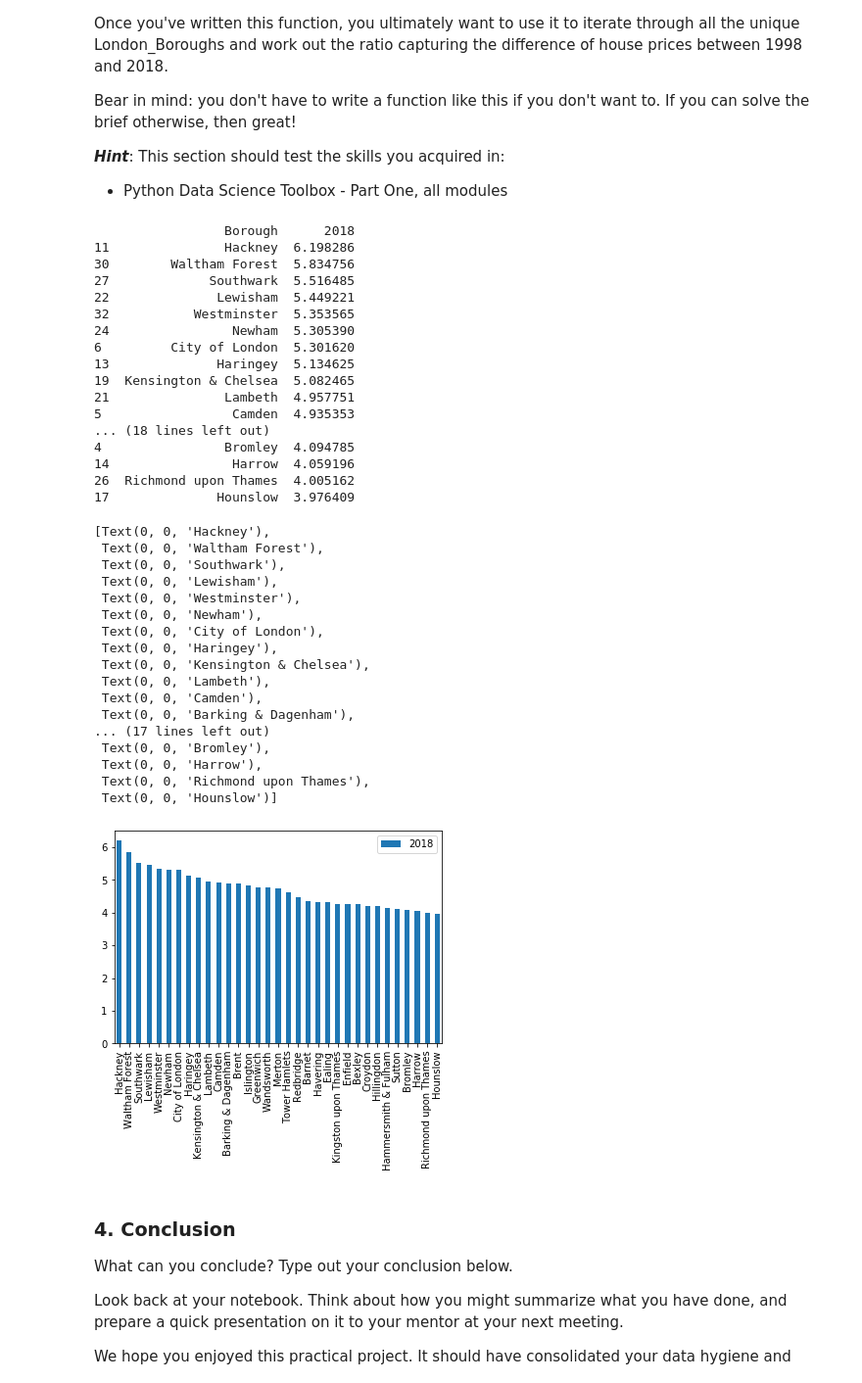
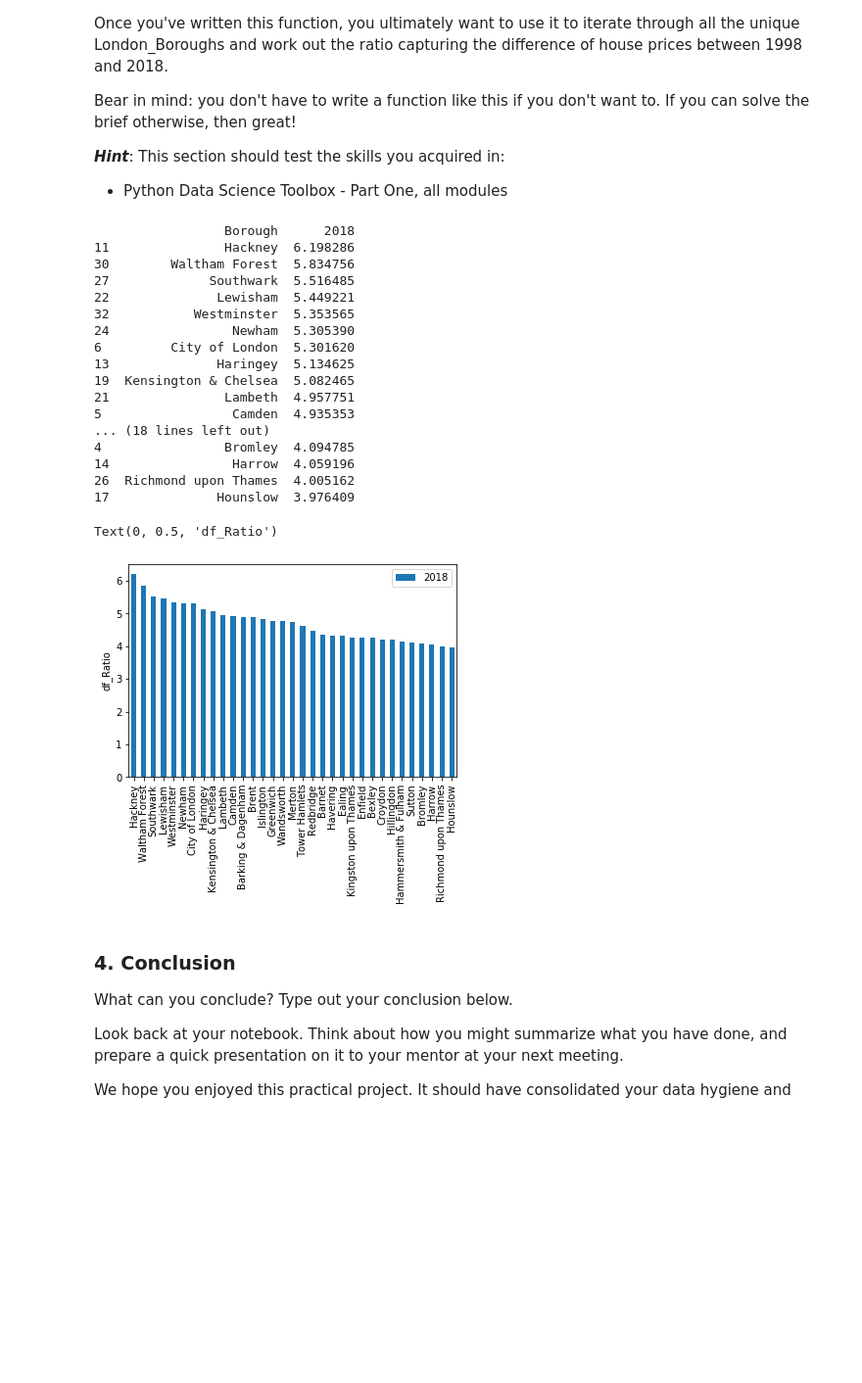
Before and after one commit to rachelshen0109/Springboard, a Jupyter notebook: Tier3.ipynb, the cells around one changed output. Shown: that part at 98% size. Drawn from its saved outputs; the diff is of its cells as text; code cells hidden in the pictures; blank space fills up the shorter version.

```diff
--- a/Tier3.ipynb
+++ b/Tier3.ipynb
@@ -281,51 +281,36 @@ for b in dfg['London_Borough'].unique():
 df_ratios = pd.DataFrame(final)
 df_ratios.head()
 df_ratios_T = df_ratios.T
 df_ratios = df_ratios_T.reset_index()
 df_ratios.head()
 df_ratios.rename(columns={'index':'Borough', 0:'2018'}, inplace=True)
 df_ratios.head()
 top33 = df_ratios.sort_values(by='2018',ascending=False).head(33)
 print(top33)
 ax = top33[['Borough','2018']].plot(kind='bar')
 
 ax.set_xticklabels(top33.Borough)
+ax.set_ylabel('df_Ratio')
 # %% [output]
                  Borough      2018
 11               Hackney  6.198286
 30        Waltham Forest  5.834756
 27             Southwark  5.516485
 22              Lewisham  5.449221
 32           Westminster  5.353565
 24                Newham  5.305390
 6         City of London  5.301620
 13              Haringey  5.134625
 19  Kensington & Chelsea  5.082465
 21               Lambeth  4.957751
 5                 Camden  4.935353
 ... (18 lines left out)
 4                Bromley  4.094785
 14                Harrow  4.059196
 26  Richmond upon Thames  4.005162
 17              Hounslow  3.976409
-[Text(0, 0, 'Hackney'),
- Text(0, 0, 'Waltham Forest'),
- Text(0, 0, 'Southwark'),
- Text(0, 0, 'Lewisham'),
- Text(0, 0, 'Westminster'),
- Text(0, 0, 'Newham'),
- Text(0, 0, 'City of London'),
- Text(0, 0, 'Haringey'),
- Text(0, 0, 'Kensington & Chelsea'),
- Text(0, 0, 'Lambeth'),
- Text(0, 0, 'Camden'),
- Text(0, 0, 'Barking & Dagenham'),
-... (17 lines left out)
- Text(0, 0, 'Bromley'),
- Text(0, 0, 'Harrow'),
- Text(0, 0, 'Richmond upon Thames'),
- Text(0, 0, 'Hounslow')]
+Text(0, 0.5, 'df_Ratio')
-[figure, old version]
+[figure, new version]
 # %% [markdown]
 ### 4. Conclusion
 What can you conclude? Type out your conclusion below.
```
